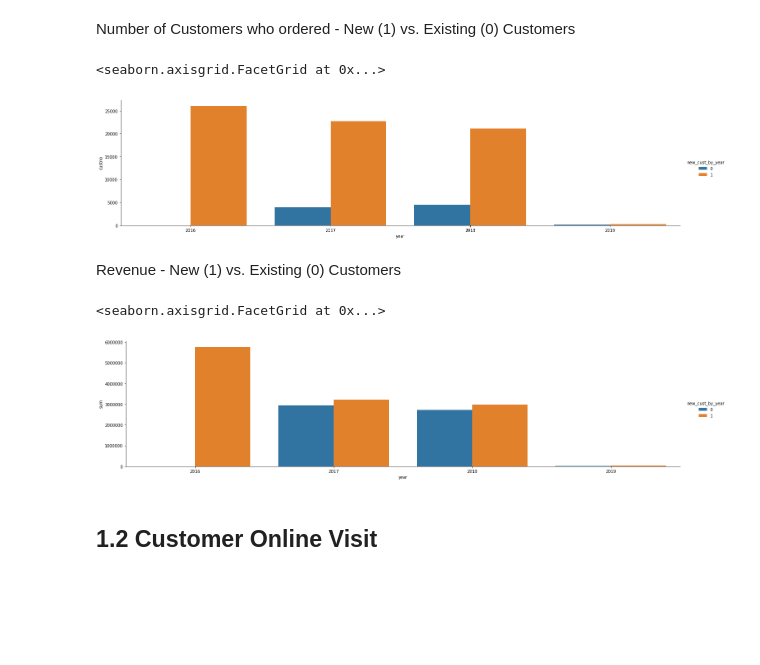
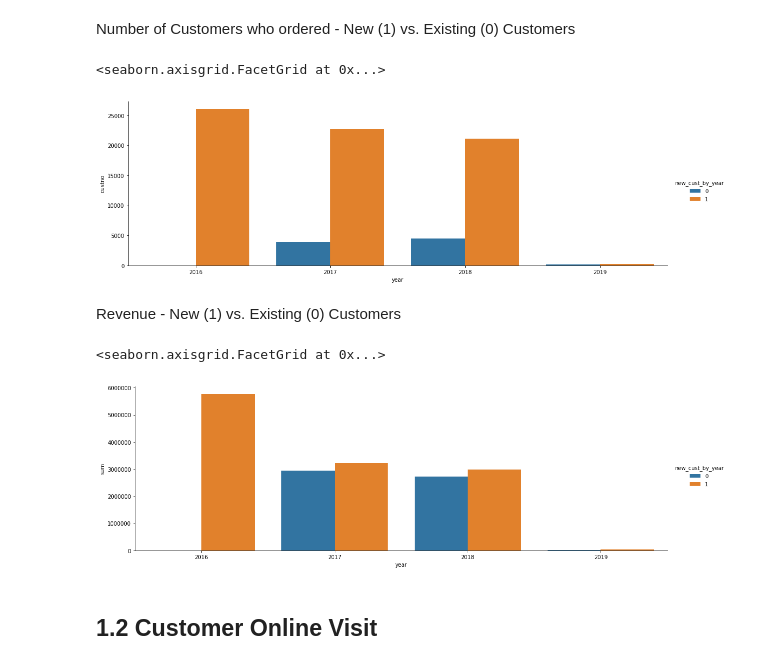
Before and after one commit to Tai-Hua/Predict-Next-Product-to-buy, a Jupyter notebook: Predict Next Product-to-buy.ipynb, the cells around one changed output. Cells and saved outputs as stored; diff of their text form; code cells hidden in the pictures; blank space fills up the shorter version.

```diff
--- a/Predict Next Product-to-buy.ipynb
+++ b/Predict Next Product-to-buy.ipynb
@@ -223,18 +223,18 @@ order_T['new_cust_by_year'] = (order_T['year'] == order_T['first_buy_year'])*1
 Number of Customers who ordered - New (1) vs. Existing (0) Customers
 # %%
 temp = order_T.groupby(['year','new_cust_by_year'])['custno'].nunique().to_frame().reset_index()
-sns.catplot(data=temp, x='year', y='custno', kind='bar', hue='new_cust_by_year', aspect=4)
+sns.catplot(data=temp, x='year', y='custno', kind='bar', hue='new_cust_by_year', aspect=3)
 # %% [output]
 <seaborn.axisgrid.FacetGrid at 0x...>
-[figure, old version]
+[figure, new version]
 # %% [markdown]
 Revenue - New (1) vs. Existing (0) Customers
 # %%
 temp = order_T.groupby(['year','new_cust_by_year'])['sum'].sum().to_frame().reset_index()
-sns.catplot(data=temp, x='year', y='sum', kind='bar', hue='new_cust_by_year', aspect=4)
+sns.catplot(data=temp, x='year', y='sum', kind='bar', hue='new_cust_by_year', aspect=3)
 # %% [output]
 <seaborn.axisgrid.FacetGrid at 0x...>
-[figure, old version]
+[figure, new version]
 # %% [markdown]
 ## 1.2 Customer Online Visit <a id='Online'></a>
 # %% [markdown]
```
Also changed, not shown: parts of 13 cells of this notebook.
